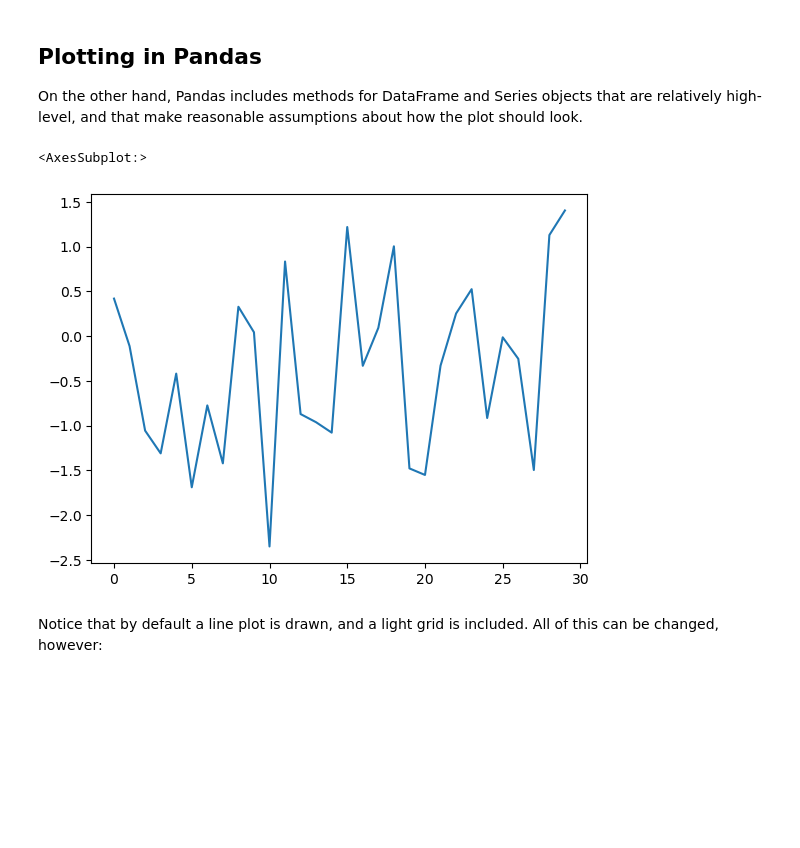
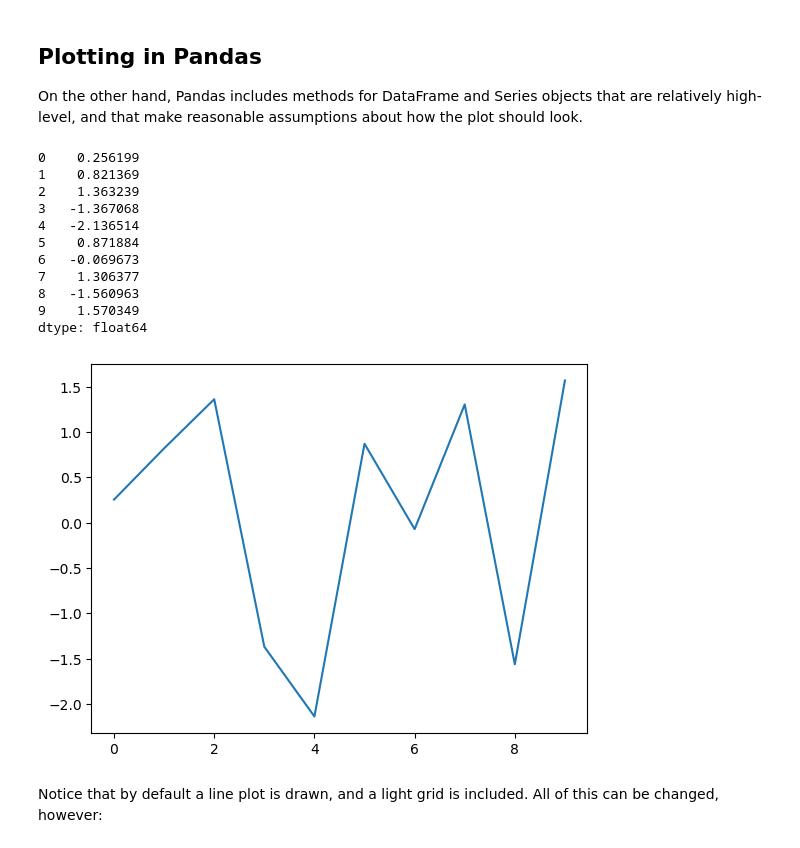
Before and after one commit to joelkariyalil/AIrobosoft, a Jupyter notebook: Matplotlib.ipynb, the cells around one changed output. Drawn from its saved outputs; the diff is of its cells as text; code cells hidden in the pictures; blank space fills up the shorter version.

Commit message:
Adding MatPlotLib File

```diff
--- a/Matplotlib.ipynb
+++ b/Matplotlib.ipynb
@@ -62,10 +62,21 @@ plt.plot(np.random.normal(size=200),np.random.normal(size=200),'d')
 
 On the other hand, Pandas includes methods for DataFrame and Series objects that are relatively high-level, and that make reasonable assumptions about how the plot should look.
 # %%
-normals=pd.Series(np.random.normal(size=30))
+normals=pd.Series(np.random.normal(size=10))
 normals.plot()
+normals
 # %% [output]
-<AxesSubplot:>
+0    0.256199
+1    0.821369
+2    1.363239
+3   -1.367068
+4   -2.136514
+5    0.871884
+6   -0.069673
+7    1.306377
+8   -1.560963
+9    1.570349
+dtype: float64
-[figure, old version]
+[figure, new version]
 # %% [markdown]
 Notice that by default a line plot is drawn, and a light grid is included. All of this can be changed, however:
```
Also changed, not shown: parts of 3 cells of this notebook.
